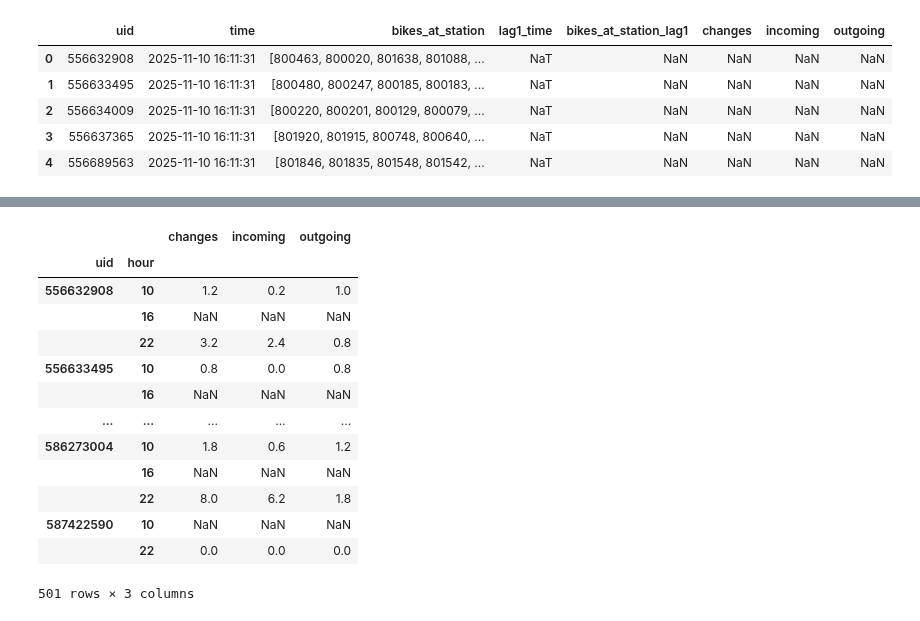
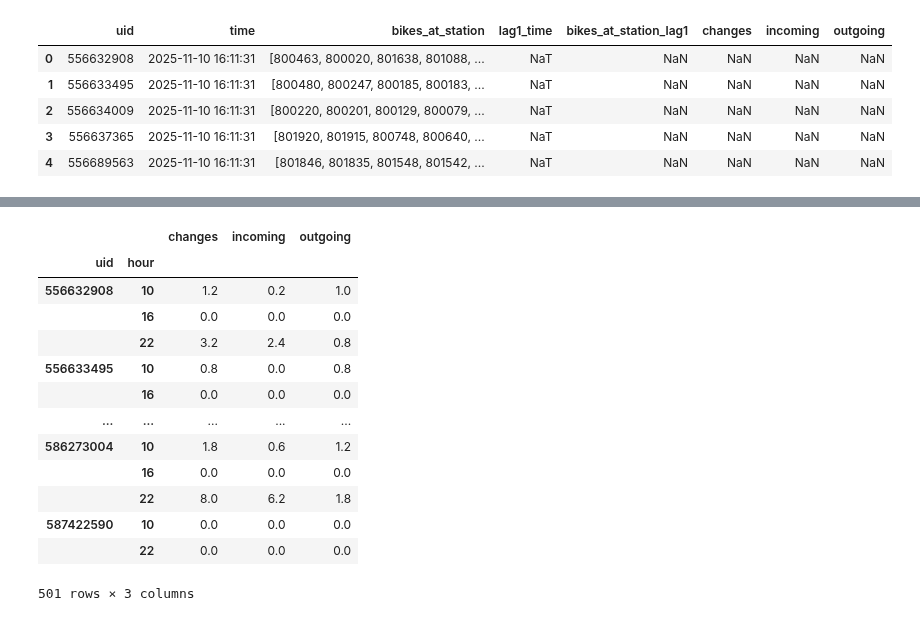
Before and after one commit to Mkranj/BajsBoard, a Jupyter notebook: notebooks/analyse_stations.ipynb, the cells around one changed output, grey strips where cells are left out. Saved outputs shown, nothing was run; the diff lists cells and outputs as text; code cells hidden in the pictures.

```diff
--- a/notebooks/analyse_stations.ipynb
+++ b/notebooks/analyse_stations.ipynb
@@ -425,20 +427,24 @@ bike_data.tail()
 | 1827 | 586273004 | 2025-11-14 22:09:47 | [800199, 800119, 800061, 800044, ... | 2025-11-14 10:14:47 | [800119, 801950, 801938, 801935, ... | 12.0 | 10.0 | 2.0 | ... |
 | 1828 | 587422590 | 2025-11-14 22:09:47 | [] | 2025-11-14 10:14:47 | [] | 0.0 | 0.0 | 0.0 | ... |
 # %%
-hourly = bike_data.groupby(["uid", "hour"]).mean(["changes", "incoming", "outgoing"])
+# If there is more than one row for a given station in a given hour, first sum to get totals for hour
+# THEN average across days
+hourly = bike_data.groupby(["uid", "time", "hour"]).sum(["changes", "incoming", "outgoing"])
+
+hourly = hourly.groupby(["uid", "hour"]).mean(["changes", "incoming", "outgoing"])
 hourly
 # %% [output]
 |  |  | changes | incoming | outgoing |
 | uid | hour |  |  |  |
 | 556632908 | 10 | 1.2 | 0.2 | 1.0 |
-|  | 16 | NaN | NaN | NaN |
+|  | 16 | 0.0 | 0.0 | 0.0 |
 |  | 22 | 3.2 | 2.4 | 0.8 |
 | 556633495 | 10 | 0.8 | 0.0 | 0.8 |
-|  | 16 | NaN | NaN | NaN |
+|  | 16 | 0.0 | 0.0 | 0.0 |
 | ... | ... | ... | ... | ... |
 | 586273004 | 10 | 1.8 | 0.6 | 1.2 |
-|  | 16 | NaN | NaN | NaN |
+|  | 16 | 0.0 | 0.0 | 0.0 |
 |  | 22 | 8.0 | 6.2 | 1.8 |
-| 587422590 | 10 | NaN | NaN | NaN |
+| 587422590 | 10 | 0.0 | 0.0 | 0.0 |
 |  | 22 | 0.0 | 0.0 | 0.0 |
 501 rows × 3 columns
```
Also changed, not shown: parts of 8 cells of this notebook, 2 other files.
